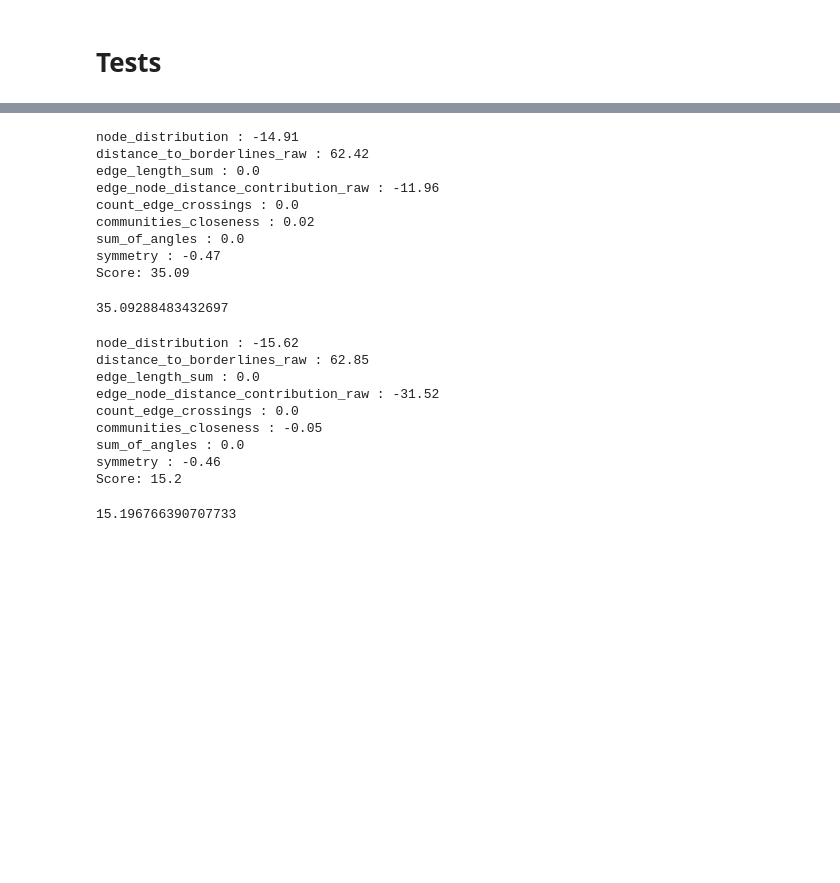
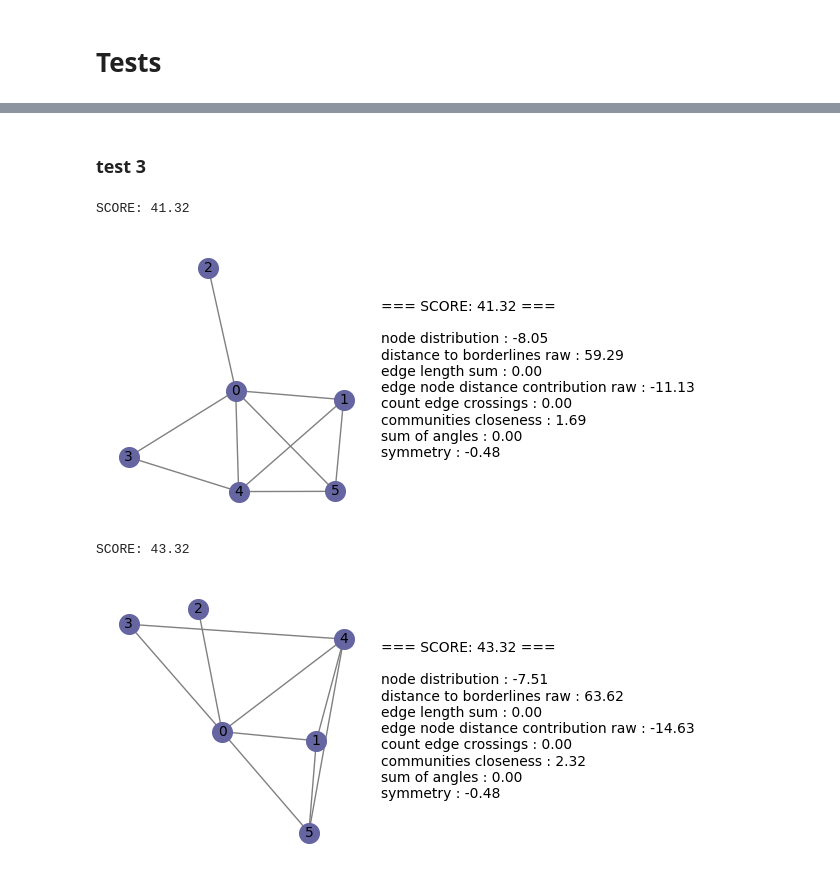
Before and after one commit to ARUMHC/Graph-Vizualisation-Rating-Metric, a Jupyter notebook: TEST_metric.ipynb, the cells around one changed output, grey strips where cells are left out. Cells and saved outputs as stored; diff of their text form; code cells hidden in the pictures; blank space fills up the shorter version.

```diff
--- a/TEST_metric.ipynb
+++ b/TEST_metric.ipynb
@@ -104,32 +129,14 @@ Score: -40.42
+# %% [markdown]
+### test 3
 # %%
-with open(r'tests\graph_objects\graph_ER_2_kamada_kawai.pkl', 'rb') as f:
+with open(r'tests\graph_objects\graph_BA_3_kamada_kawai.pkl', 'rb') as f:
     G = pickle.load(f)
-posdf = pd.read_csv(r'tests\pos_dfs\posdf_ER_2_kamada_kawai.csv')
+posdf = pd.read_csv(r'tests\pos_dfs\posdf_BA_3_kamada_kawai.csv')
+posdf_worse = pd.read_csv(r'tests\pos_dfs\posdfworse_BA_3_kamada_kawai.csv')
+show_graph_stats(BA_corr, G, posdf)
+show_graph_stats(BA_corr, G, posdf_worse)
+# %% [output]
+SCORE: 41.32
+[figure, added]
+SCORE: 43.32
+[figure, added]
-# %%
-# nx.draw(G, pos=posdf)
-calculate_metric(BA_corr, G, posdf)
-# %% [output]
-node_distribution : -14.91
-distance_to_borderlines_raw : 62.42
-edge_length_sum : 0.0
-edge_node_distance_contribution_raw : -11.96
-count_edge_crossings : 0.0
-communities_closeness : 0.02
-sum_of_angles : 0.0
-symmetry : -0.47
-Score: 35.09
-35.09288483432697
-# %%
-posdf_worse = pd.read_csv(r'tests\pos_dfs\posdfworse_ER_2_kamada_kawai.csv')
-calculate_metric(BA_corr, G, posdf_worse)
-# %% [output]
-node_distribution : -15.62
-distance_to_borderlines_raw : 62.85
-edge_length_sum : 0.0
-edge_node_distance_contribution_raw : -31.52
-count_edge_crossings : 0.0
-communities_closeness : -0.05
-sum_of_angles : 0.0
-symmetry : -0.46
-Score: 15.2
-15.196766390707733
```
Also changed, not shown: parts of 17 cells of this notebook, 5 other files.
